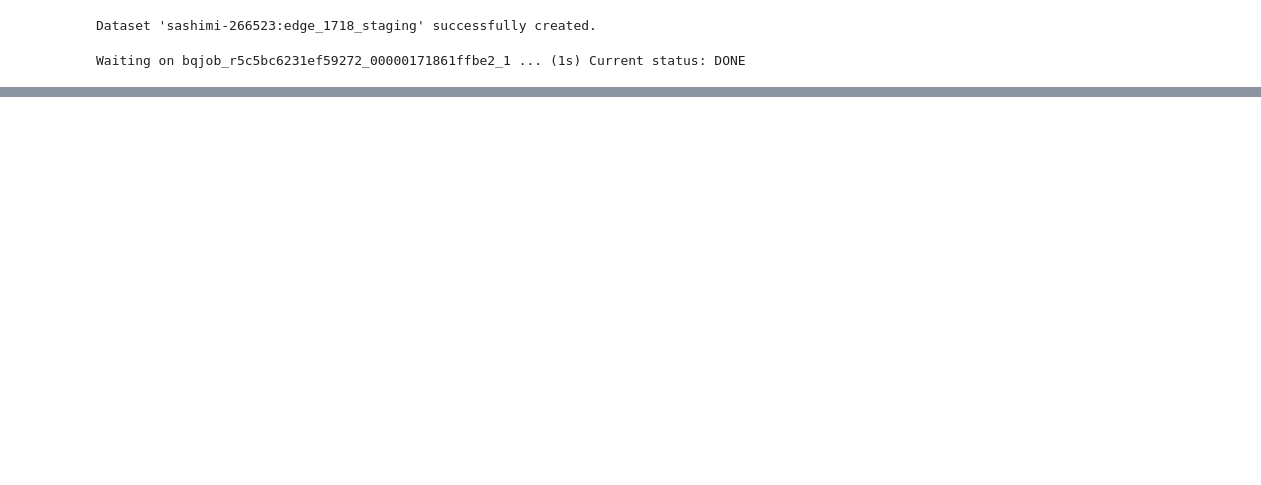
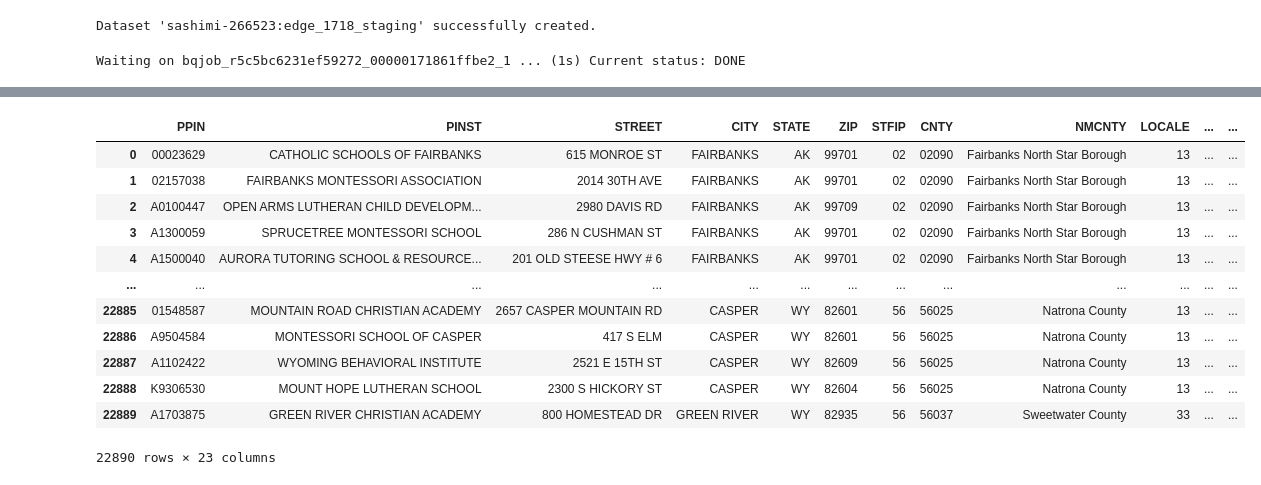
Before and after one commit to xindixu/US-demographic-analysis, a Jupyter notebook: secondary-data/edge_1718_ingest.ipynb, the cells around one changed output, grey strips where cells are left out. Saved outputs shown, nothing was run; the diff lists cells and outputs as text; code cells hidden in the pictures; blank space fills up the shorter version.

```diff
--- a/secondary-data/edge_1718_ingest.ipynb
+++ b/secondary-data/edge_1718_ingest.ipynb
@@ -23,0 +72,20 @@ Waiting on bqjob_r5c5bc6231ef59272_00000171861ffbe2_1 ... (1s) Current status: D
+# %%
+%%bigquery
+select *
+from edge_1718_staging.private_school
+where ZIP is not null
+order by STATE
+# %% [output]
+|  | PPIN | PINST | STREET | CITY | STATE | ZIP | STFIP | CNTY | NMCNTY | LOCALE | ... | ... |
+| 0 | 00023629 | CATHOLIC SCHOOLS OF FAIRBANKS | 615 MONROE ST | FAIRBANKS | AK | 99701 | 02 | 02090 | Fairbanks North Star Borough | 13 | ... | ... |
+| 1 | 02157038 | FAIRBANKS MONTESSORI ASSOCIATION | 2014 30TH AVE | FAIRBANKS | AK | 99701 | 02 | 02090 | Fairbanks North Star Borough | 13 | ... | ... |
+| 2 | A0100447 | OPEN ARMS LUTHERAN CHILD DEVELOPM... | 2980 DAVIS RD | FAIRBANKS | AK | 99709 | 02 | 02090 | Fairbanks North Star Borough | 13 | ... | ... |
+| 3 | A1300059 | SPRUCETREE MONTESSORI SCHOOL | 286 N CUSHMAN ST | FAIRBANKS | AK | 99701 | 02 | 02090 | Fairbanks North Star Borough | 13 | ... | ... |
+| 4 | A1500040 | AURORA TUTORING SCHOOL & RESOURCE... | 201 OLD STEESE HWY # 6 | FAIRBANKS | AK | 99701 | 02 | 02090 | Fairbanks North Star Borough | 13 | ... | ... |
+| ... | ... | ... | ... | ... | ... | ... | ... | ... | ... | ... | ... | ... |
+| 22885 | 01548587 | MOUNTAIN ROAD CHRISTIAN ACADEMY | 2657 CASPER MOUNTAIN RD | CASPER | WY | 82601 | 56 | 56025 | Natrona County | 13 | ... | ... |
+| 22886 | A9504584 | MONTESSORI SCHOOL OF CASPER | 417 S ELM | CASPER | WY | 82601 | 56 | 56025 | Natrona County | 13 | ... | ... |
+| 22887 | A1102422 | WYOMING BEHAVIORAL INSTITUTE | 2521 E 15TH ST | CASPER | WY | 82609 | 56 | 56025 | Natrona County | 13 | ... | ... |
+| 22888 | K9306530 | MOUNT HOPE LUTHERAN SCHOOL | 2300 S HICKORY ST | CASPER | WY | 82604 | 56 | 56025 | Natrona County | 13 | ... | ... |
+| 22889 | A1703875 | GREEN RIVER CHRISTIAN ACADEMY | 800 HOMESTEAD DR | GREEN RIVER | WY | 82935 | 56 | 56037 | Sweetwater County | 33 | ... | ... |
+22890 rows × 23 columns
```
Also changed, not shown: parts of 6 cells of this notebook, 3 other files.
